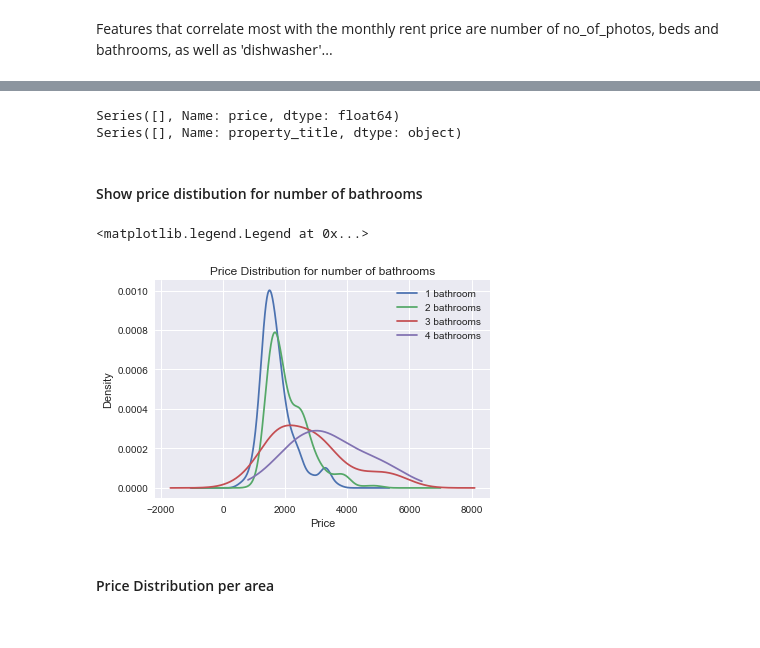
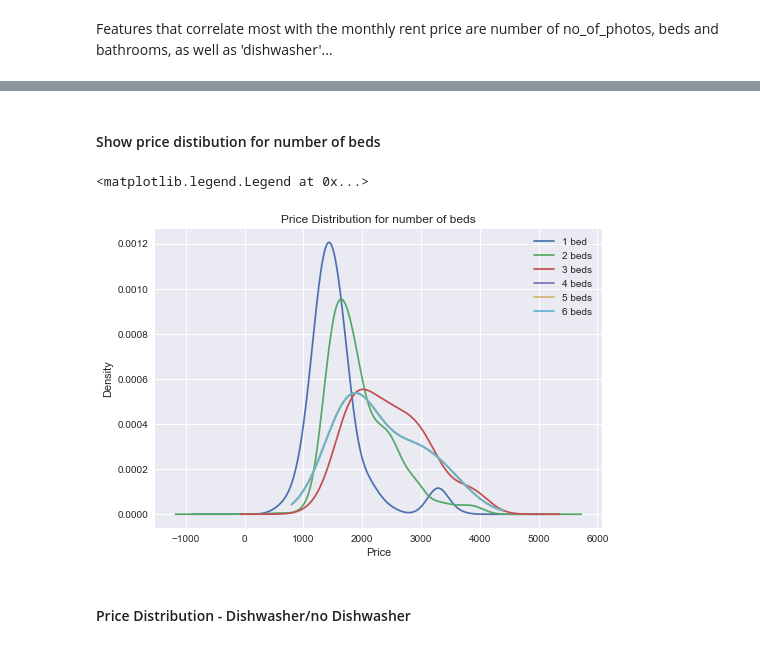
Before and after one commit to daft-project/daft-project, a Jupyter notebook: heidisandbox/Data Cleaning.ipynb, the cells around one changed output, grey strips where cells are left out. Saved outputs shown, nothing was run; the diff lists cells and outputs as text; code cells hidden in the pictures.

```diff
--- a/heidisandbox/Data Cleaning.ipynb
+++ b/heidisandbox/Data Cleaning.ipynb
@@ -265,5 +266,3 @@ Going to remove the > 6000/month outliers
-# %%
-df_monthly_rates = df_monthly_rates[df_monthly_rates.price < 6000]
 # %% [markdown]
 #### Histograms
 # %%
@@ -298,25 +297,20 @@ max      5650.000000
 Name: price, dtype: float64
-# %%
-expensives = df_monthly_rates.loc[df_monthly_rates['price'] > 6000]
-print(expensives['price'])
-print(expensives['property_title'])
-# %% [output]
-Series([], Name: price, dtype: float64)
-Series([], Name: property_title, dtype: object)
 # %% [markdown]
-#### Show price distibution for number of bathrooms
+#### Show price distibution for number of beds
 # %%
-df_monthly_rates.price[(df_monthly_rates.bathrooms == 1.0)].plot(kind='kde', label='1 bathroom')
-df_monthly_rates.price[(df_monthly_rates.bathrooms == 2.0)].plot(kind='kde', label='2 bathrooms')
-df_monthly_rates.price[(df_monthly_rates.bathrooms == 3.0)].plot(kind='kde', label='3 bathrooms')
-df_monthly_rates.price[(df_monthly_rates.bathrooms == 4.0)].plot(kind='kde', label='4 bathrooms')
+df_monthly_rates.price[(df_monthly_rates.beds == 1.0)].plot(kind='kde', label='1 bed')
+df_monthly_rates.price[(df_monthly_rates.beds == 2.0)].plot(kind='kde', label='2 beds')
+df_monthly_rates.price[(df_monthly_rates.beds == 3.0)].plot(kind='kde', label='3 beds')
+df_monthly_rates.price[(df_monthly_rates.beds == 4.0)].plot(kind='kde', label='4 beds')
+df_monthly_rates.price[(df_monthly_rates.beds == 4.0)].plot(kind='kde', label='5 beds')
+df_monthly_rates.price[(df_monthly_rates.beds == 4.0)].plot(kind='kde', label='6 beds')
 
 plt.xlabel("Price")
-plt.title("Price Distribution for number of bathrooms")
+plt.title("Price Distribution for number of beds")
 
 plt.legend()
 # %% [output]
 <matplotlib.legend.Legend at 0x...>
-[figure, old version]
+[figure, new version]
 # %% [markdown]
-#### Price Distribution per area
+#### Price Distribution - Dishwasher/no Dishwasher
```
Also changed, not shown: parts of 17 cells of this notebook, 4 other files.
